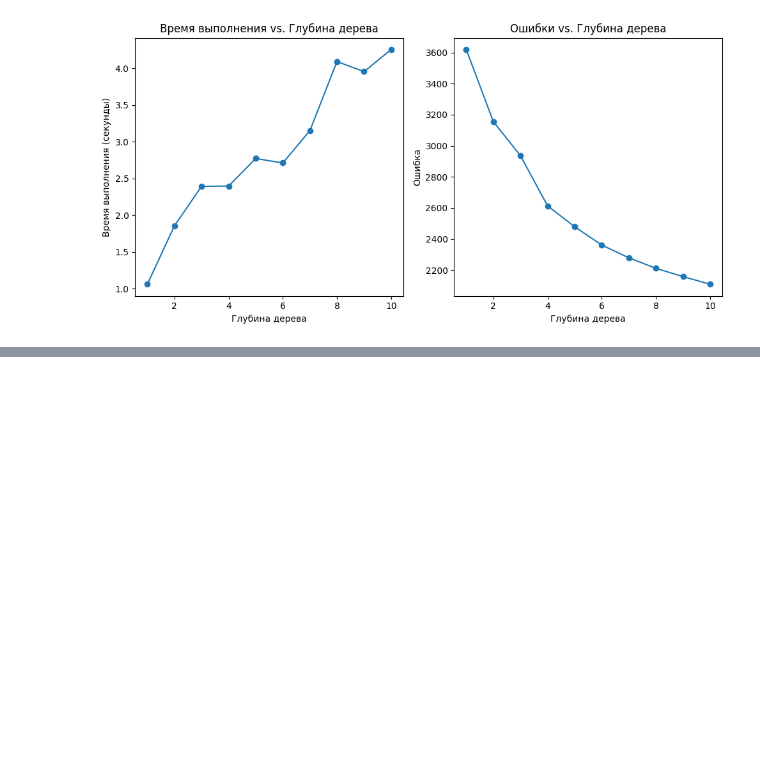
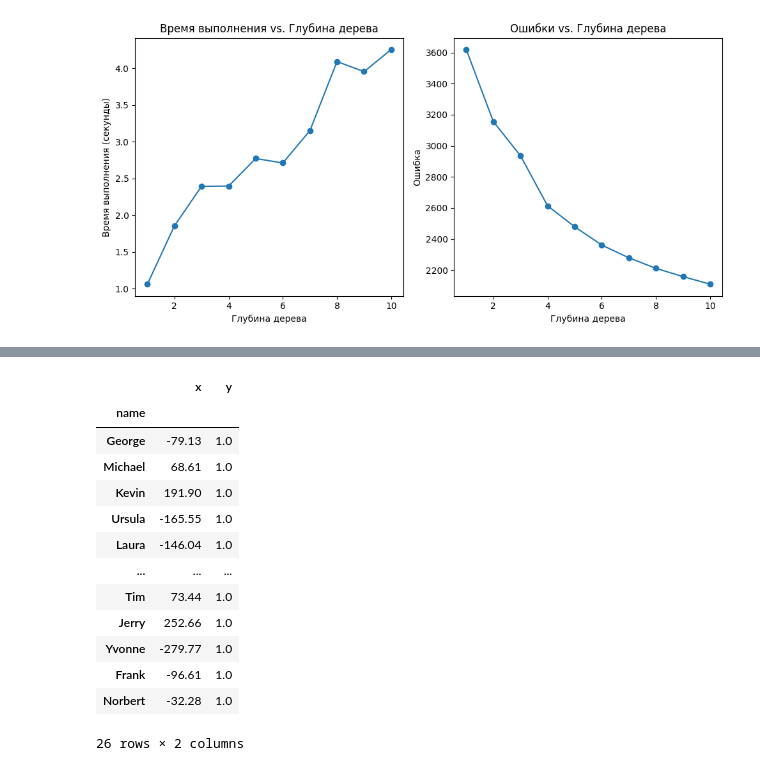
Before and after one commit to maximarbuzov/maxim, a Jupyter notebook: Untitled6.ipynb, the cells around one changed output, grey strips where cells are left out. Drawn from its saved outputs; the diff is of its cells as text; code cells hidden in the pictures; blank space fills up the shorter version.

```diff
--- a/Untitled6.ipynb
+++ b/Untitled6.ipynb
@@ -804,0 +908,2 @@ plt.show()
+# %%
+df=dask.datasets.timeseries()
@@ -804,0 +922,4 @@ plt.show()
+# %%
+pd.options.display.precision=2
+pd.options.display.max_rows=10
+df.head(3)
@@ -804,0 +964,18 @@ plt.show()
+# %%
+df4=df.groupby('name').aggregate({'x':'sum','y':'max'})
+df4.compute()
+# %% [output]
+|  | x | y |
+| name |  |  |
+| George | -79.13 | 1.0 |
+| Michael | 68.61 | 1.0 |
+| Kevin | 191.90 | 1.0 |
+| Ursula | -165.55 | 1.0 |
+| Laura | -146.04 | 1.0 |
+| ... | ... | ... |
+| Tim | 73.44 | 1.0 |
+| Jerry | 252.66 | 1.0 |
+| Yvonne | -279.77 | 1.0 |
+| Frank | -96.61 | 1.0 |
+| Norbert | -32.28 | 1.0 |
+26 rows × 2 columns
```
Also changed, not shown: parts of 25 cells of this notebook.
